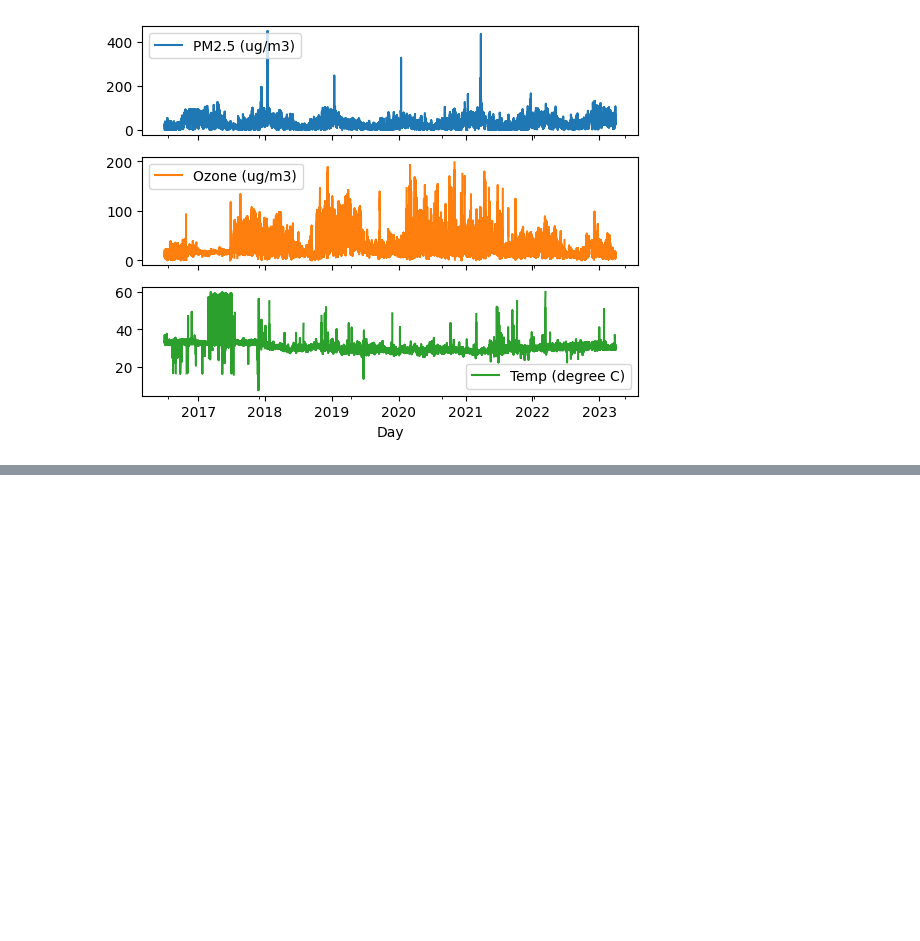
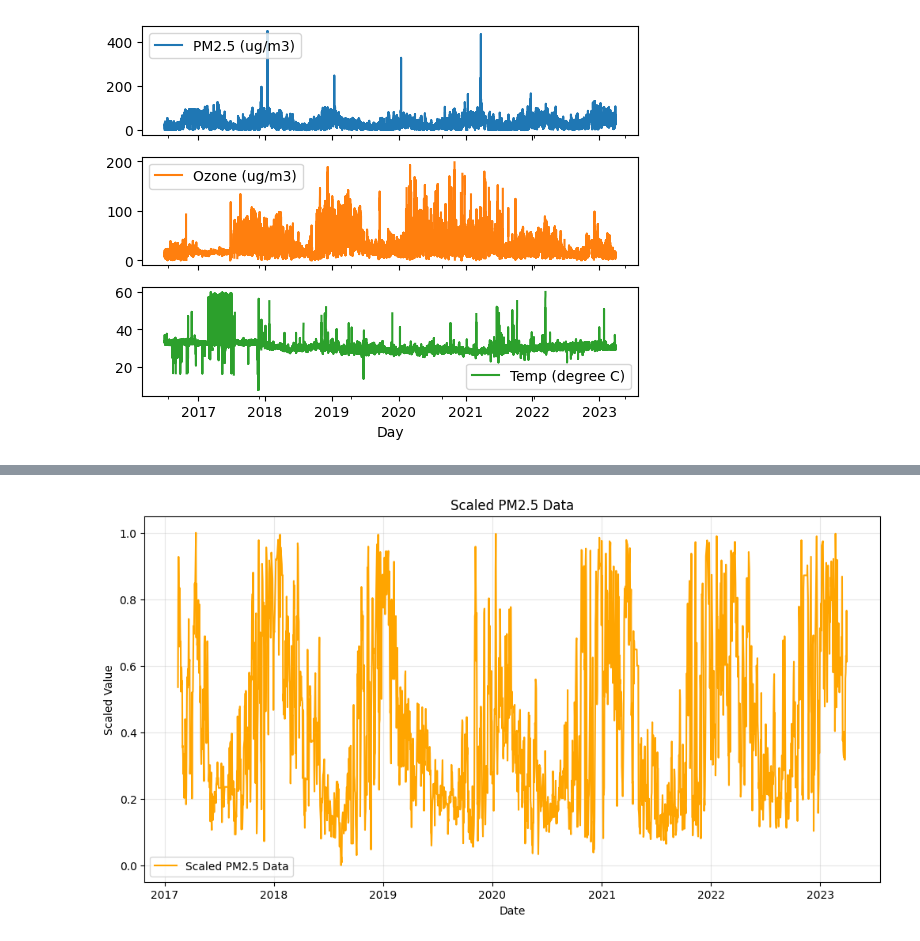
Before and after one commit to akhileshmanukonda/Air-quality-project-, a Jupyter notebook: Data_science_project.ipynb, the cells around one changed output, grey strips where cells are left out. Cells and saved outputs as stored; diff of their text form; code cells hidden in the pictures; blank space fills up the shorter version.

```diff
--- a/Data_science_project.ipynb
+++ b/Data_science_project.ipynb
@@ -228,0 +159,4 @@ plt.show()
+# %%
+# Select features (multivariate input)
+features = ['PM10 (ug/m3)', 'NO (ug/m3)', 'NO2 (ug/m3)', 'Ozone (ug/m3)', 'CO (mg/m3)']
+target = 'PM2.5 (ug/m3)'
@@ -228,0 +170,24 @@ plt.show()
+# %%
+import numpy as np
+import pandas as pd
+from sklearn.preprocessing import MinMaxScaler
+from tensorflow.keras.models import Sequential
+from tensorflow.keras.layers import LSTM, Dense, Dropout
+import matplotlib.pyplot as plt
+from tensorflow.keras.preprocessing.sequence import TimeseriesGenerator
+
+# Scale the data
+scaler = MinMaxScaler()
+scaled_data = scaler.fit_transform(daily_report[features].values.reshape(-1,1))
+
+scaled_data = scaler.fit_transform(daily_report[['PM2.5 (ug/m3)']])  # Scaling the PM2.5 column
+plt.figure(figsize=(12, 6))
+plt.plot(daily_report['Day'], scaled_data, label='Scaled PM2.5 Data', color='orange')
+plt.title('Scaled PM2.5 Data')
+plt.xlabel('Date')
+plt.ylabel('Scaled Value')
+plt.legend()
+plt.grid(alpha=0.3)
+plt.show()
+# %% [output]
+[figure, added]
```
Also changed, not shown: parts of 47 cells of this notebook.
